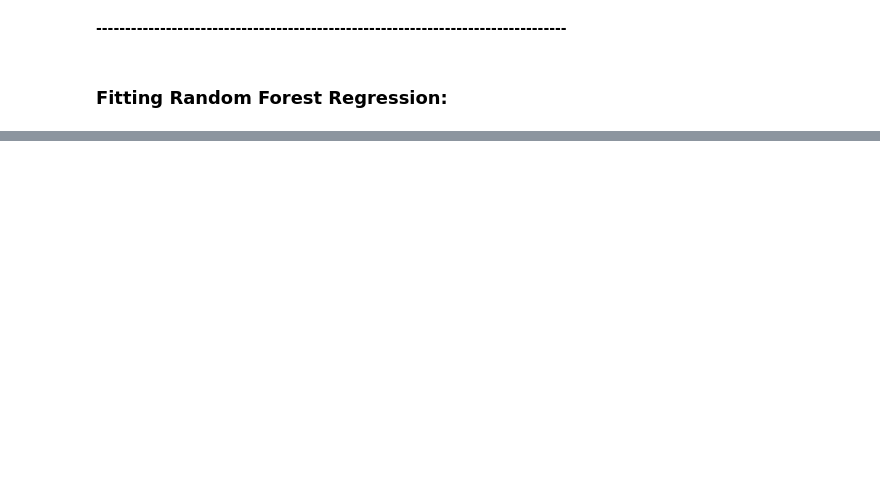
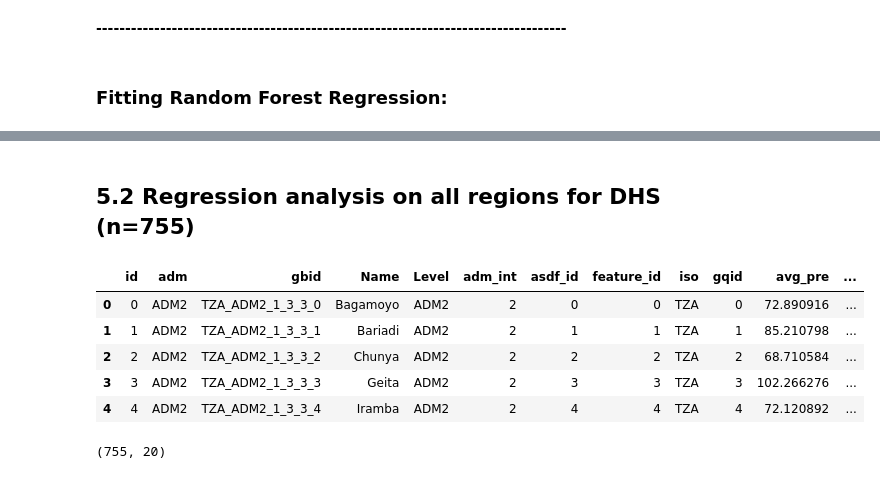
Before and after one commit to StefanWoBa/Project--Kiva, a Jupyter notebook: 05 Data Preprocessing & Modelling - Using Pipelines.ipynb, the cells around one changed output, grey strips where cells are left out. Saved outputs shown, nothing was run; the diff lists cells and outputs as text; code cells hidden in the pictures; blank space fills up the shorter version.

```diff
--- a/05 Data Preprocessing & Modelling - Using Pipelines.ipynb
+++ b/05 Data Preprocessing & Modelling - Using Pipelines.ipynb
@@ -407,0 +500,16 @@ ValueError: Shape of passed values is (367, 1), indices imply (366, 1)
+# %% [markdown]
+## 5.2 Regression analysis on all regions for DHS (n=755)
+# %%
+dhs_model = pd.read_csv('data/alt_reg.csv')
+dhs_model.head()
+# %% [output]
+|  | id | adm | gbid | Name | Level | adm_int | asdf_id | feature_id | iso | gqid | avg_pre | ... |
+| 0 | 0 | ADM2 | TZA_ADM2_1_3_3_0 | Bagamoyo | ADM2 | 2 | 0 | 0 | TZA | 0 | 72.890916 | ... |
+| 1 | 1 | ADM2 | TZA_ADM2_1_3_3_1 | Bariadi | ADM2 | 2 | 1 | 1 | TZA | 1 | 85.210798 | ... |
+| 2 | 2 | ADM2 | TZA_ADM2_1_3_3_2 | Chunya | ADM2 | 2 | 2 | 2 | TZA | 2 | 68.710584 | ... |
+| 3 | 3 | ADM2 | TZA_ADM2_1_3_3_3 | Geita | ADM2 | 2 | 3 | 3 | TZA | 3 | 102.266276 | ... |
+| 4 | 4 | ADM2 | TZA_ADM2_1_3_3_4 | Iramba | ADM2 | 2 | 4 | 4 | TZA | 4 | 72.120892 | ... |
+# %%
+dhs_model.shape
+# %% [output]
+(755, 20)
```
Also changed, not shown: parts of 30 cells of this notebook, 2 other files.
